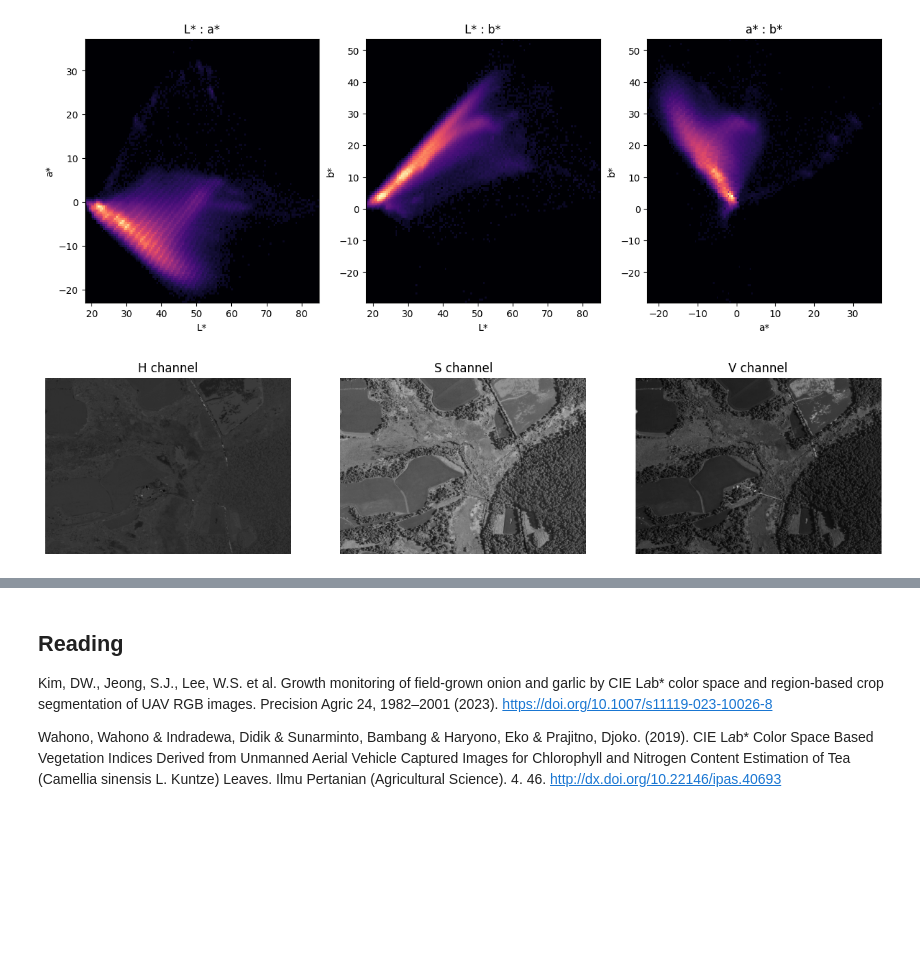
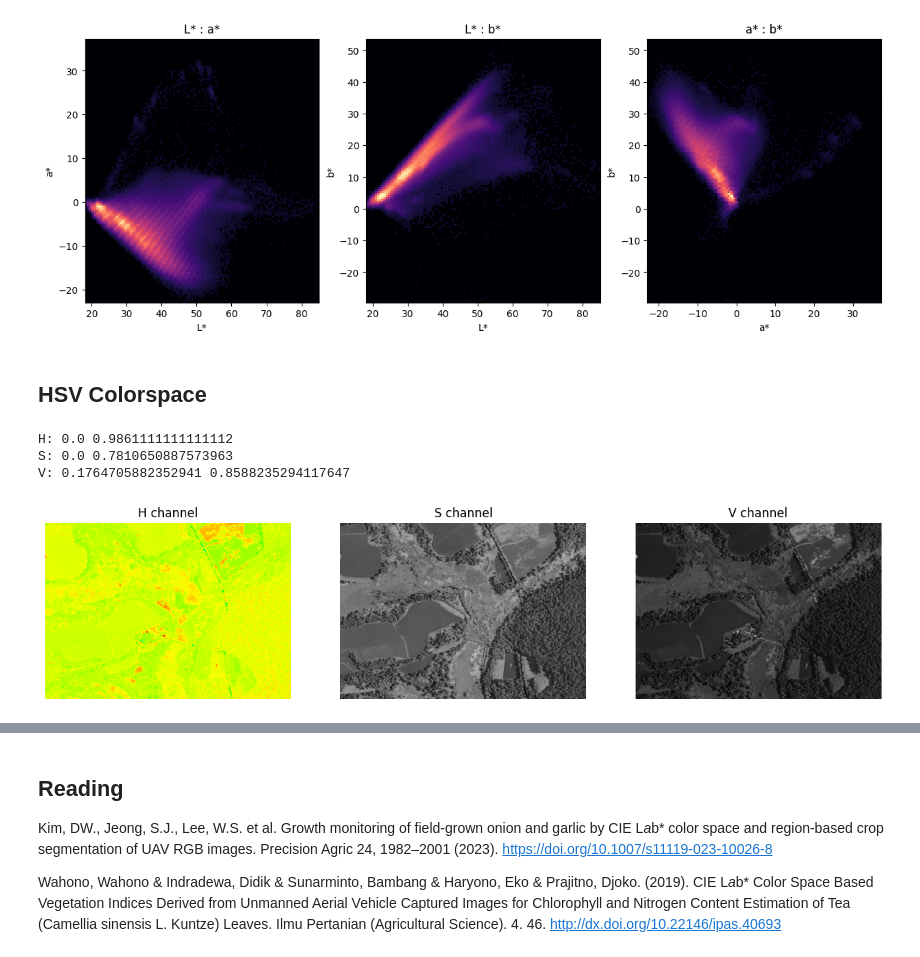
Before and after one commit to mrahnis/nb-vegetation, a Jupyter notebook: Step-01-Veggie-View.ipynb, the cells around one changed output, grey strips where cells are left out. Cells and saved outputs as stored; diff of their text form; code cells hidden in the pictures; blank space fills up the shorter version.

Commit message:
Add figures for L*a*b*, HSV and YCbCr

```diff
--- a/Step-01-Veggie-View.ipynb
+++ b/Step-01-Veggie-View.ipynb
@@ -190,30 +182,36 @@ ax2.set_ylabel('b*')
 plt.show()
 # %% [output]
 [figure]
+# %% [markdown]
+## HSV Colorspace
 # %%
 # HSV colorspace
 from skimage.color import rgb2hsv
 
 hsv = rgb2hsv(img[:,:,:3])
 
+H = hsv[:,:,0]
+S = hsv[:,:,1]
+V = hsv[:,:,2]
+print('H:', H.min(), H.max())
+print('S:', S.min(), S.max())
+print('V:', V.min(), V.max())
+
 fig, (ax0, ax1, ax2) = plt.subplots(ncols=3, figsize=(15, 8), sharex=True, sharey=True)
 
-H = hsv[:,:,0]
-# ax2.imshow(adjust_gamma(L_star, gamma=1.6), cmap='gray', norm='linear')
-ax0.imshow(H, cmap='gray')
+ax0.imshow(H, cmap='hsv')
 ax0.set_title("H channel")
 ax0.axis('off')
-
-S = hsv[:,:,1]
 ax1.imshow(S, cmap='gray')
 ax1.set_title("S channel")
 ax1.axis('off')
-
-V = hsv[:,:,2]
 ax2.imshow(V, cmap='gray')
 ax2.set_title("V channel")
 ax2.axis('off')
 
 plt.show()
 # %% [output]
+H: 0.0 0.9861111111111112
+S: 0.0 0.7810650887573963
+V: 0.1764705882352941 0.8588235294117647
-[figure, old version]
+[figure, new version]
```
Also changed, not shown: parts of 12 cells of this notebook.
